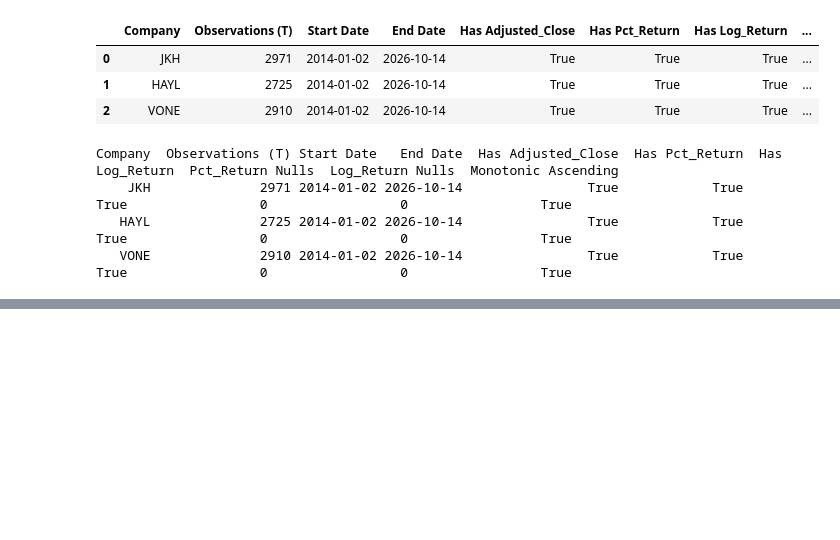
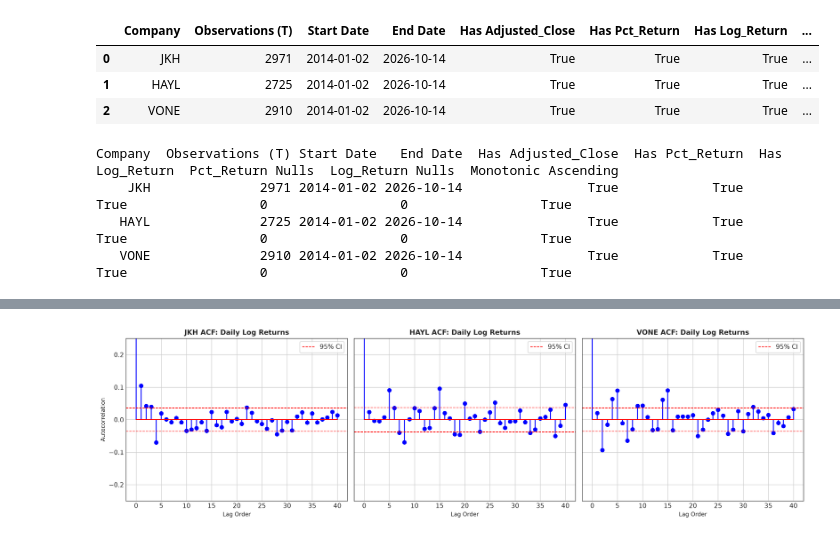
Before and after one commit to DilushaX/MarketPulse-LK, a Jupyter notebook: notebooks/03_advanced_statistical_analysis.ipynb, the cells around one changed output, grey strips where cells are left out. Cells and saved outputs as stored; diff of their text form; code cells hidden in the pictures; blank space fills up the shorter version.

Commit message:
feat: add autocorrelation analysis for returns, squared returns, and absolute returns with confidence intervals

```diff
--- a/notebooks/03_advanced_statistical_analysis.ipynb
+++ b/notebooks/03_advanced_statistical_analysis.ipynb
@@ -133,0 +283,94 @@ Company  Observations (T) Start Date   End Date  Has Adjusted_Close  Has Pct_Ret
+# %%
+max_lags = 40
+
+# 1. ACF of Daily Log Returns
+fig, axes = plt.subplots(1, 3, figsize=(16, 4.5), dpi=300, sharey=True)
+for i, eq in enumerate(equities):
+    r = dfs[eq]['Log_Return_Calc'].dropna().values
+    acf_vals = acf(r, nlags=max_lags, fft=True)
+    lags = np.arange(len(acf_vals))
+
+    axes[i].stem(lags, acf_vals, linefmt='b-', markerfmt='bo', basefmt='r-')
+    ci = 1.96 / np.sqrt(len(r))
+    axes[i].axhline(ci, color='red', linestyle='--', lw=1, label='95% CI')
+    axes[i].axhline(-ci, color='red', linestyle='--', lw=1)
+    axes[i].set_title(f'{eq} ACF: Daily Log Returns', fontsize=11, fontweight='bold')
+    axes[i].set_xlabel('Lag Order', fontsize=9)
+    if i == 0:
+        axes[i].set_ylabel('Autocorrelation', fontsize=9)
+    axes[i].set_ylim(-0.25, 0.25)
+    axes[i].legend(loc='upper right', frameon=True)
+
+plt.tight_layout()
+fig.savefig(os.path.join(figures_base, 'acf_returns.png'))
+plt.show()
+
+# 2. PACF of Daily Log Returns
+fig, axes = plt.subplots(1, 3, figsize=(16, 4.5), dpi=300, sharey=True)
+for i, eq in enumerate(equities):
+    r = dfs[eq]['Log_Return_Calc'].dropna().values
+    pacf_vals = pacf(r, nlags=max_lags, method='ywm')
+    lags = np.arange(len(pacf_vals))
+
+    axes[i].stem(lags, pacf_vals, linefmt='b-', markerfmt='bo', basefmt='r-')
+    ci = 1.96 / np.sqrt(len(r))
+    axes[i].axhline(ci, color='red', linestyle='--', lw=1, label='95% CI')
+    axes[i].axhline(-ci, color='red', linestyle='--', lw=1)
+    axes[i].set_title(f'{eq} PACF: Daily Log Returns', fontsize=11, fontweight='bold')
+    axes[i].set_xlabel('Lag Order', fontsize=9)
+    if i == 0:
+        axes[i].set_ylabel('Partial Autocorrelation', fontsize=9)
+    axes[i].set_ylim(-0.25, 0.25)
+    axes[i].legend(loc='upper right', frameon=True)
+
+plt.tight_layout()
+fig.savefig(os.path.join(figures_base, 'pacf_returns.png'))
+plt.show()
+
+# 3. ACF of Squared Returns (r_t^2)
+fig, axes = plt.subplots(1, 3, figsize=(16, 4.5), dpi=300, sharey=True)
+for i, eq in enumerate(equities):
+    r = dfs[eq]['Log_Return_Calc'].dropna().values
+    r2 = (r - np.mean(r))**2
+    acf_vals = acf(r2, nlags=max_lags, fft=True)
+    lags = np.arange(len(acf_vals))
+
+    axes[i].stem(lags, acf_vals, linefmt='b-', markerfmt='bo', basefmt='r-')
+    ci = 1.96 / np.sqrt(len(r))
+    axes[i].axhline(ci, color='red', linestyle='--', lw=1, label='95% CI')
+    axes[i].axhline(-ci, color='red', linestyle='--', lw=1)
+    axes[i].set_title(f'{eq} ACF: Squared Returns ($r_t^2$)', fontsize=11, fontweight='bold')
+    axes[i].set_xlabel('Lag Order', fontsize=9)
+    if i == 0:
+        axes[i].set_ylabel('Autocorrelation', fontsize=9)
+    axes[i].set_ylim(-0.05, 0.5)
+    axes[i].legend(loc='upper right', frameon=True)
+
+plt.tight_layout()
+fig.savefig(os.path.join(figures_base, 'acf_squared_returns.png'))
+plt.show()
+
+# 4. PACF of Squared Returns (r_t^2)
+fig, axes = plt.subplots(1, 3, figsize=(16, 4.5), dpi=300, sharey=True)
+for i, eq in enumerate(equities):
+    r = dfs[eq]['Log_Return_Calc'].dropna().values
+    r2 = (r - np.mean(r))**2
+    pacf_vals = pacf(r2, nlags=max_lags, method='ywm')
+    lags = np.arange(len(pacf_vals))
+
+    axes[i].stem(lags, pacf_vals, linefmt='b-', markerfmt='bo', basefmt='r-')
+    ci = 1.96 / np.sqrt(len(r))
+    axes[i].axhline(ci, color='red', linestyle='--', lw=1, label='95% CI')
+    axes[i].axhline(-ci, color='red', linestyle='--', lw=1)
+    axes[i].set_title(f'{eq} PACF: Squared Returns ($r_t^2$)', fontsize=11, fontweight='bold')
+    axes[i].set_xlabel('Lag Order', fontsize=9)
+    if i == 0:
+        axes[i].set_ylabel('Partial Autocorrelation', fontsize=9)
+    axes[i].set_ylim(-0.1, 0.5)
+    axes[i].legend(loc='upper right', frameon=True)
+
+plt.tight_layout()
+fig.savefig(os.path.join(figures_base, 'pacf_squared_returns.png'))
+plt.show()
+# %% [output]
+[figure, added]
```
Also changed, not shown: parts of 5 cells of this notebook.
